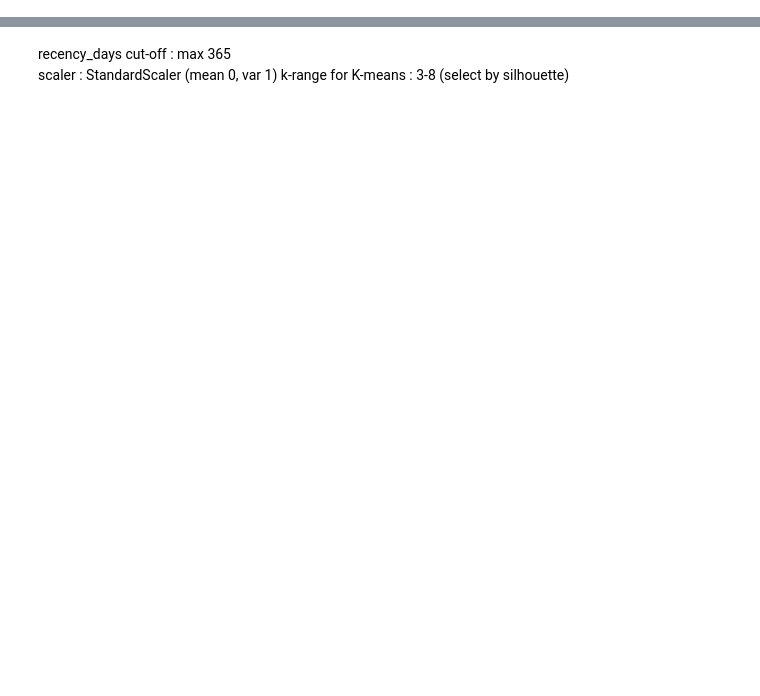
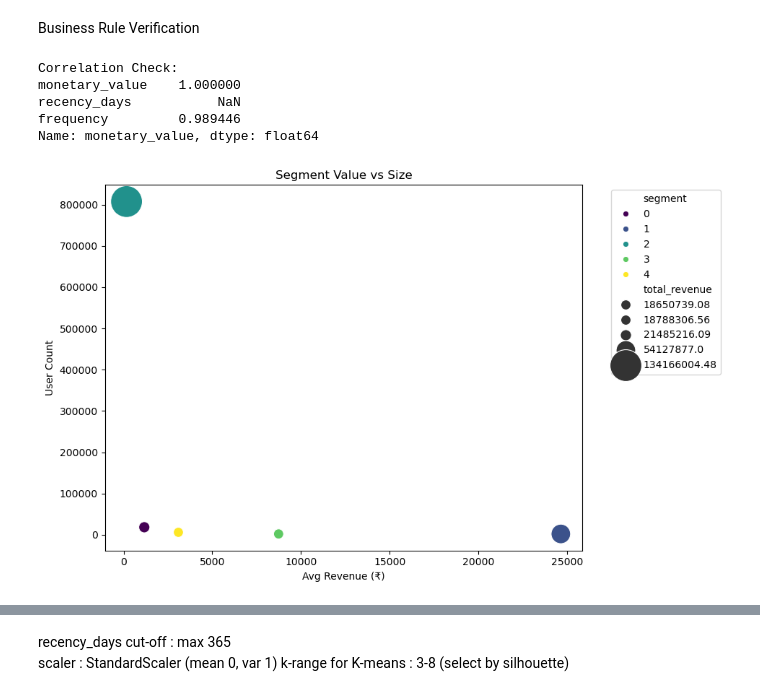
Before and after one commit to rupesh-koppuravuri/AIgnition_Hackathon, a Jupyter notebook: notebooks/03_eda_segmentation.ipynb, the cells around one changed output, grey strips where cells are left out. Drawn from its saved outputs; the diff is of its cells as text; code cells hidden in the pictures; blank space fills up the shorter version.

```diff
--- a/notebooks/03_eda_segmentation.ipynb
+++ b/notebooks/03_eda_segmentation.ipynb
@@ -30,0 +102,14 @@ RFM_scaled = scaler.fit_transform(FEATS[["recency_days","frequency","monetary_va
+# %%
+# SEGMENT PROFILING
+segment_profile = rfm_clean.groupby('segment').agg(
+    size=('segment', 'count'),
+    avg_recency=('recency_days', 'mean'),
+    avg_frequency=('frequency', 'mean'),
+    avg_revenue=('monetary_value', 'mean'),
+    total_revenue=('monetary_value', 'sum'),
+    dominant_region=('primary_region', lambda x: x.mode()[0] if not x.mode().empty else 'Unknown'),
+    dominant_device=('dominant_device', lambda x: x.mode()[0])
+).round(2)
+
+print("💰 Segment Profile:")
+print(segment_profile.sort_values('avg_revenue', ascending=False))
@@ -30,0 +240,33 @@ RFM_scaled = scaler.fit_transform(FEATS[["recency_days","frequency","monetary_va
+# %% [markdown]
+Business Rule Verification
+# %%
+# Check if desktop is logical for high spenders
+print("Correlation Check:")
+corr_matrix = rfm_clean[['monetary_value', 'recency_days', 'frequency']].corr()
+print(corr_matrix['monetary_value'])
+# %% [output]
+Correlation Check:
+monetary_value    1.000000
+recency_days           NaN
+frequency         0.989446
+Name: monetary_value, dtype: float64
+# %%
+# ADD THIS CELL
+plt.figure(figsize=(10,6))
+sns.scatterplot(
+    data=segment_profile.reset_index(),
+    x='avg_revenue',
+    y='size',
+    hue='segment',
+    size='total_revenue',
+    sizes=(100, 1000),
+    palette='viridis'
+)
+plt.title("Segment Value vs Size")
+plt.xlabel("Avg Revenue (₹)")
+plt.ylabel("User Count")
+plt.legend(bbox_to_anchor=(1.3, 1))
+plt.tight_layout()
+plt.savefig("segment_value_size.png")
+# %% [output]
+[figure, added]
```
Also changed, not shown: parts of 43 cells of this notebook.
